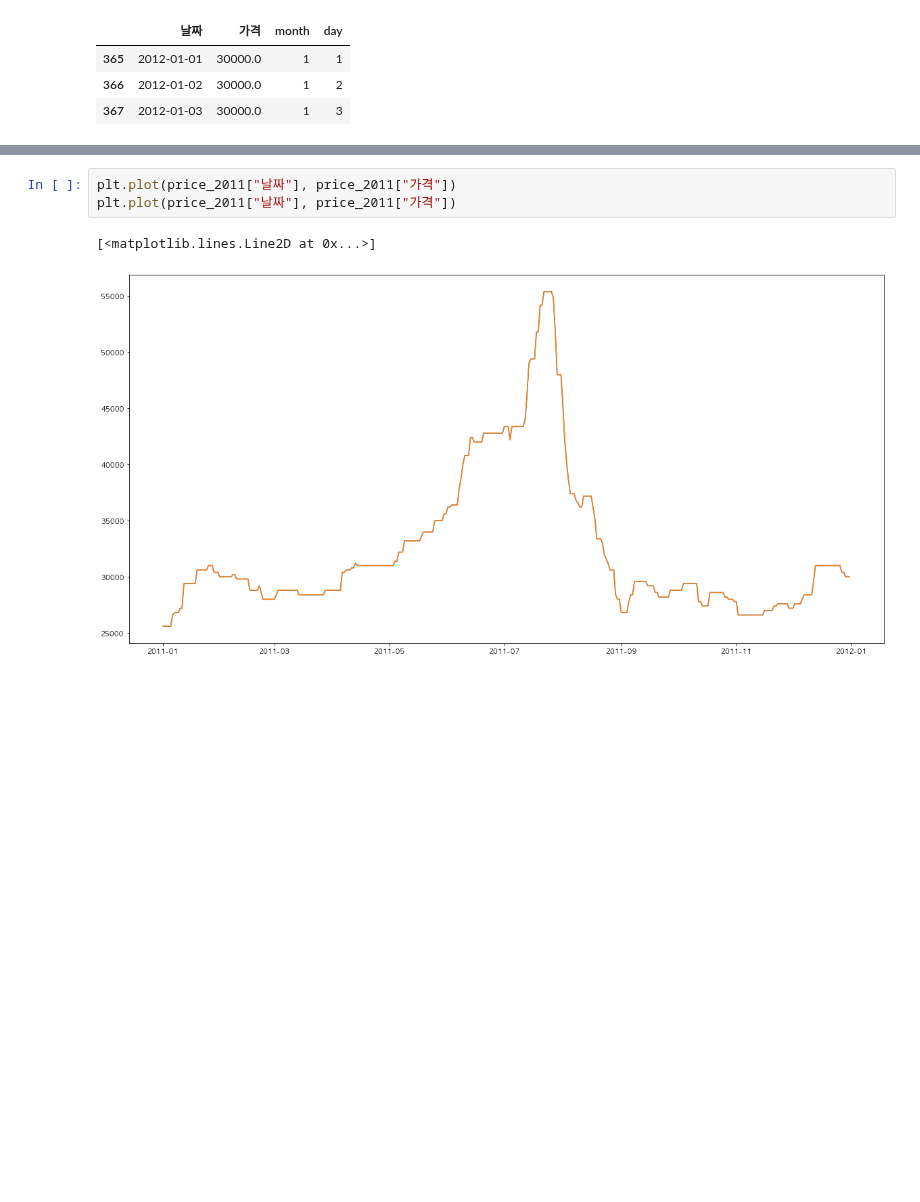
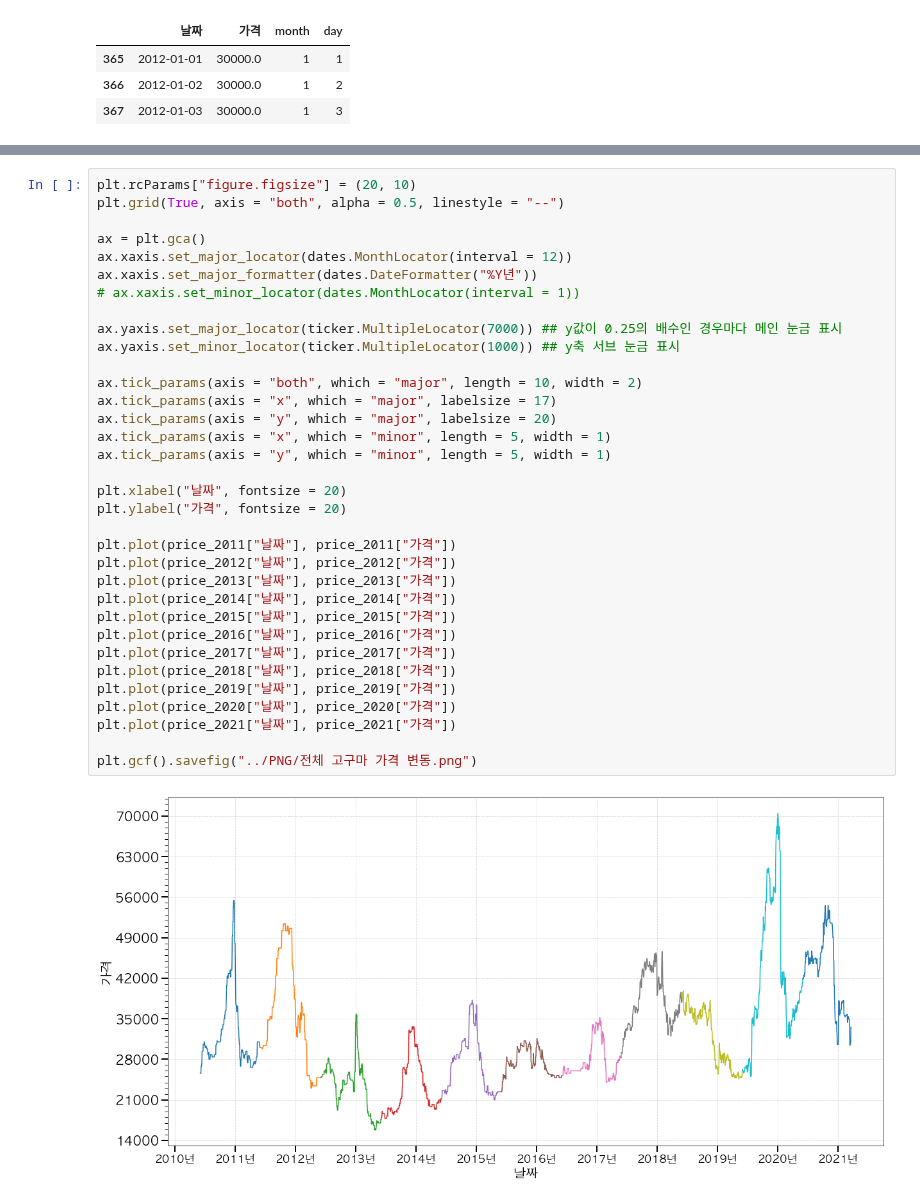
Before and after one commit to city1616/LikeLion_AI_SCHOOL_13th, a Jupyter notebook: 파일럿 프로젝트 - 고구마 가격 예측/CODE/02_data_analysis.ipynb, the cells around one changed output, grey strips where cells are left out. Cells and saved outputs as stored; diff of their text form; blank space fills up the shorter version.

```diff
--- a/파일럿 프로젝트 - 고구마 가격 예측/CODE/02_data_analysis.ipynb
+++ b/파일럿 프로젝트 - 고구마 가격 예측/CODE/02_data_analysis.ipynb
@@ -142,6 +201,36 @@ sns.lineplot(x = "month", y = "가격", data = price_2012)
-# %%
-plt.plot(price_2011["날짜"], price_2011["가격"])
-plt.plot(price_2011["날짜"], price_2011["가격"])
-# %% [output]
-[<matplotlib.lines.Line2D at 0x...>]
-[figure, removed]
+# %%
+plt.rcParams["figure.figsize"] = (20, 10)
+plt.grid(True, axis = "both", alpha = 0.5, linestyle = "--")
+
+ax = plt.gca()
+ax.xaxis.set_major_locator(dates.MonthLocator(interval = 12))
+ax.xaxis.set_major_formatter(dates.DateFormatter("%Y년"))
+# ax.xaxis.set_minor_locator(dates.MonthLocator(interval = 1))
+
+ax.yaxis.set_major_locator(ticker.MultipleLocator(7000)) ## y값이 0.25의 배수인 경우마다 메인 눈금 표시
+ax.yaxis.set_minor_locator(ticker.MultipleLocator(1000)) ## y축 서브 눈금 표시
+
+ax.tick_params(axis = "both", which = "major", length = 10, width = 2)
+ax.tick_params(axis = "x", which = "major", labelsize = 17)
+ax.tick_params(axis = "y", which = "major", labelsize = 20)
+ax.tick_params(axis = "x", which = "minor", length = 5, width = 1)
+ax.tick_params(axis = "y", which = "minor", length = 5, width = 1)
+
+plt.xlabel("날짜", fontsize = 20)
+plt.ylabel("가격", fontsize = 20)
+
+plt.plot(price_2011["날짜"], price_2011["가격"])
+plt.plot(price_2012["날짜"], price_2012["가격"])
+plt.plot(price_2013["날짜"], price_2013["가격"])
+plt.plot(price_2014["날짜"], price_2014["가격"])
+plt.plot(price_2015["날짜"], price_2015["가격"])
+plt.plot(price_2016["날짜"], price_2016["가격"])
+plt.plot(price_2017["날짜"], price_2017["가격"])
+plt.plot(price_2018["날짜"], price_2018["가격"])
+plt.plot(price_2019["날짜"], price_2019["가격"])
+plt.plot(price_2020["날짜"], price_2020["가격"])
+plt.plot(price_2021["날짜"], price_2021["가격"])
+
+plt.gcf().savefig("../PNG/전체 고구마 가격 변동.png")
+# %% [output]
+[figure, added]
```
Also changed, not shown: parts of 2 cells of this notebook.
